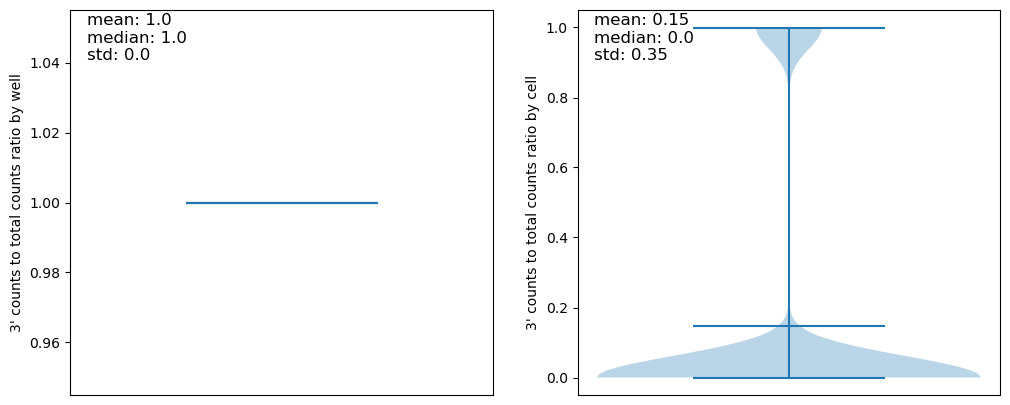
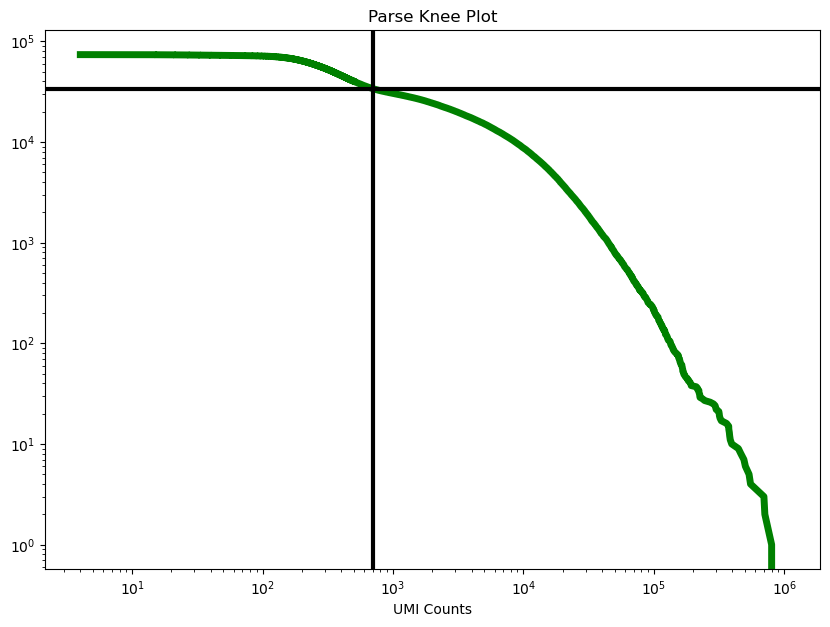
Unified diff of the notebook cell whose output changed from the first chart to the second:
--- before
+++ after
@@ -1,6 +1,4 @@
-fig, ax = plt.subplots(1, 2, figsize=(12, 5))
+fig, ax = plt.subplots(figsize=(10, 7))
 
-plotting.violin_by_well(ax[0], parse_filtered.obs)
-plotting.violin_by_cell(ax[1], parse_filtered.obs)
-
+parse_filtered = plotting.knee_plot(ax, parse_data, cutoff = 700)
 plt.show()

Commit: fixing inconsistencies, improved GC and length annotation (calculated directly from reference), and ran all notebooks